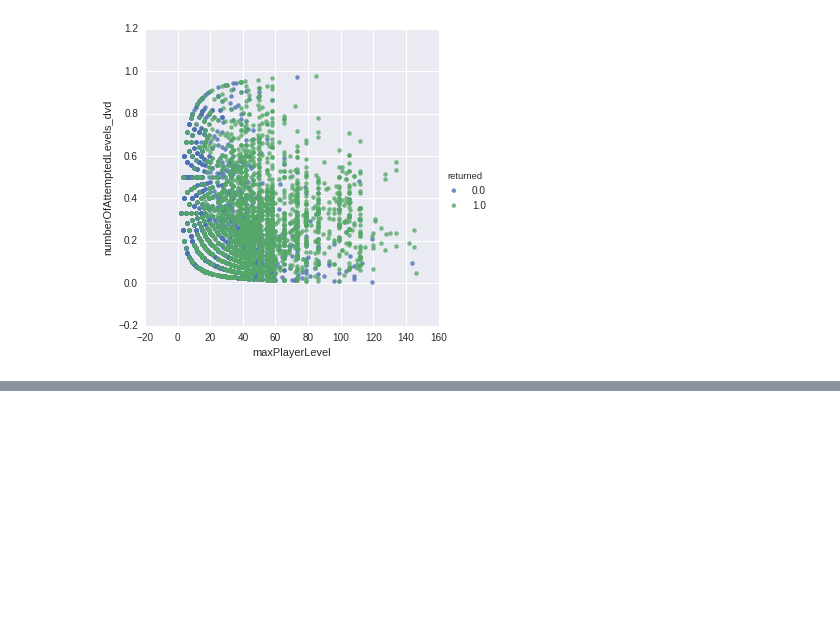
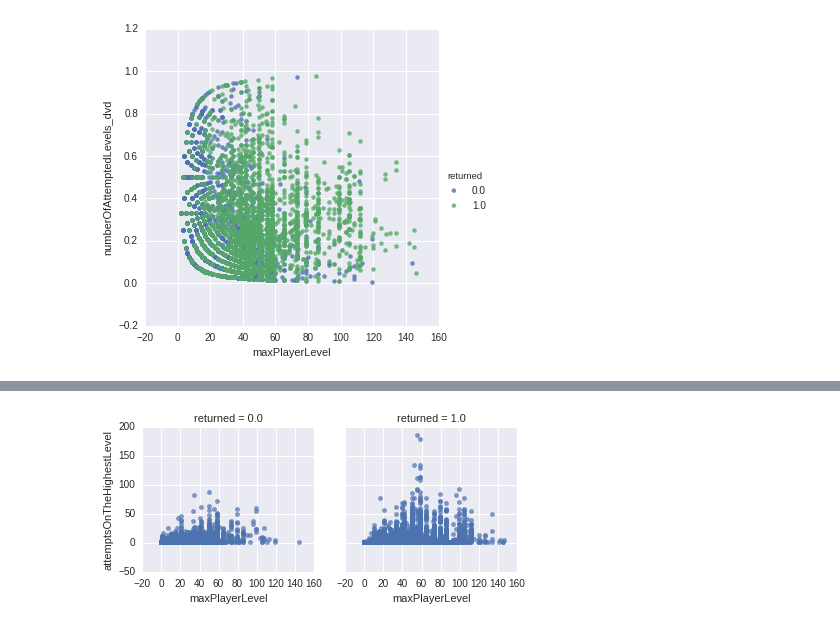
Before and after one commit to oneunreadmail/ragequit, a Jupyter notebook: playing_with_data.ipynb, the cells around one changed output, grey strips where cells are left out. Cells and saved outputs as stored; diff of their text form; code cells hidden in the pictures; blank space fills up the shorter version.

```diff
--- a/playing_with_data.ipynb
+++ b/playing_with_data.ipynb
@@ -183,0 +214,9 @@ ValueError: operands could not be broadcast together with shapes (180880,) (16,)
+# %%
+# есть с максуровнем, надо построить гистограммку и посмотреть, что почем
+
+#sns.lmplot(x="maxPlayerLevel", y="attemptsOnTheHighestLevel", data=xytte, hue="returned", fit_reg=False, scatter_kws={"s": 10})
+g = sns.FacetGrid(xytte, col="returned")
+g.map(plt.scatter, "maxPlayerLevel", "attemptsOnTheHighestLevel", alpha=.7)
+g.add_legend();
+# %% [output]
+[figure, added]
```
Also changed, not shown: parts of 9 cells of this notebook, 6 other files.
